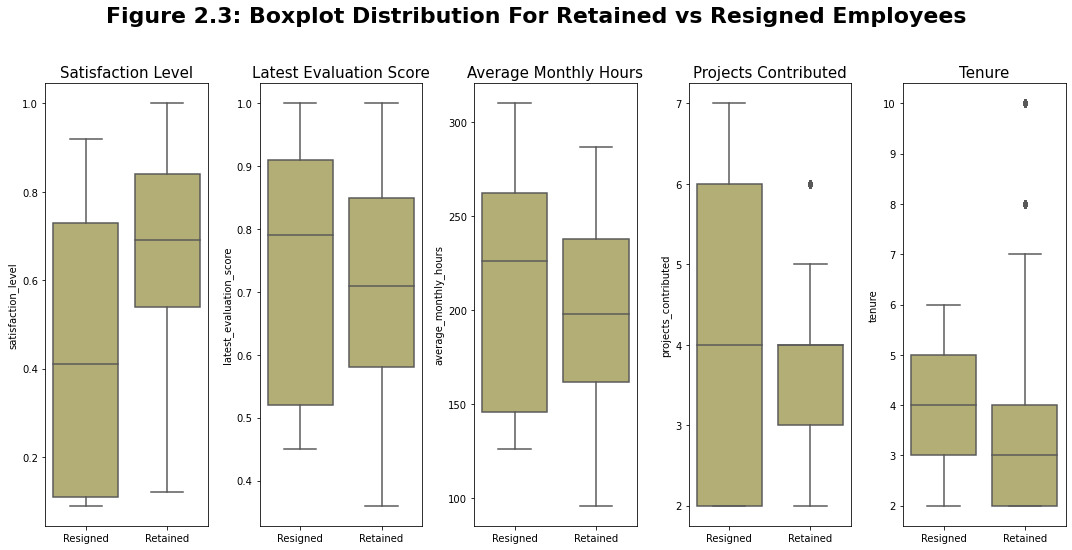
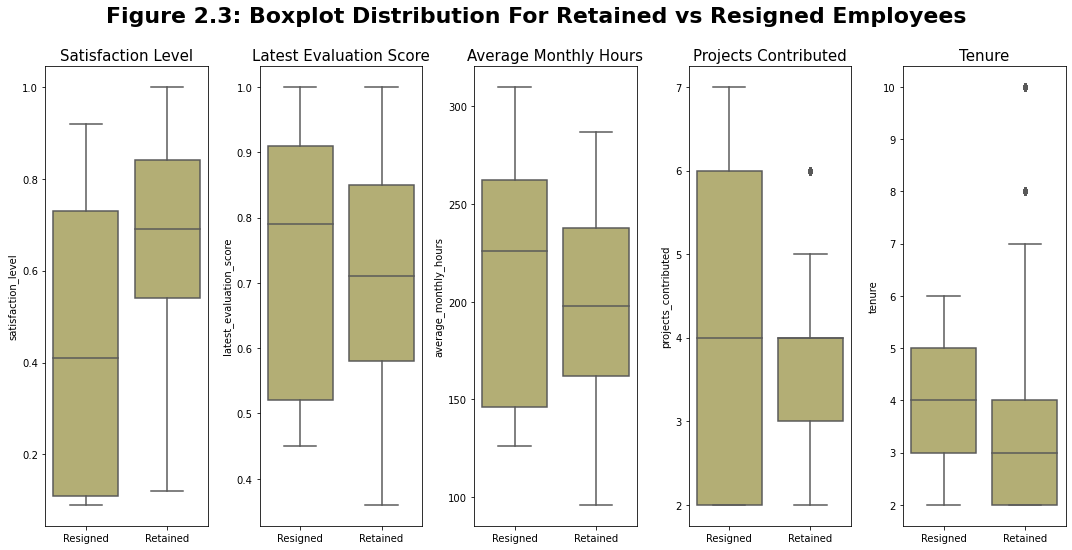
Code edit (unified diff) that turned the first committed figure into the second:
--- before
+++ after
@@ -10,4 +10,4 @@
 
 fig.suptitle("Figure 2.3: Boxplot Distribution For Retained vs Resigned Employees", fontsize=22,fontweight='bold')
-plt.tight_layout(rect=[0, 0.03, 1, 0.95])
+plt.tight_layout(rect=[0, 0.03, 1, 0.98])
 plt.show()

Commit: barplot